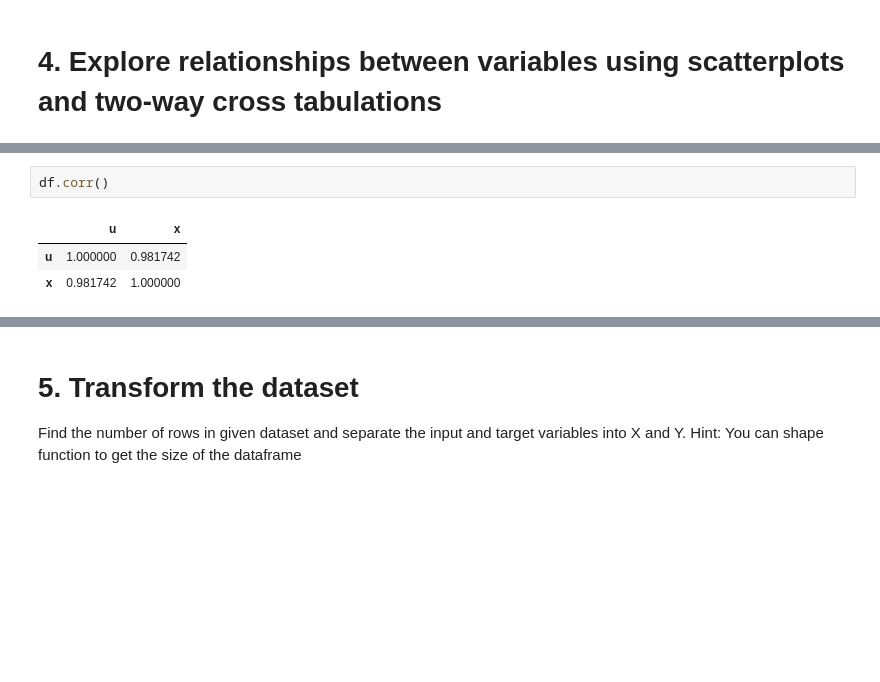
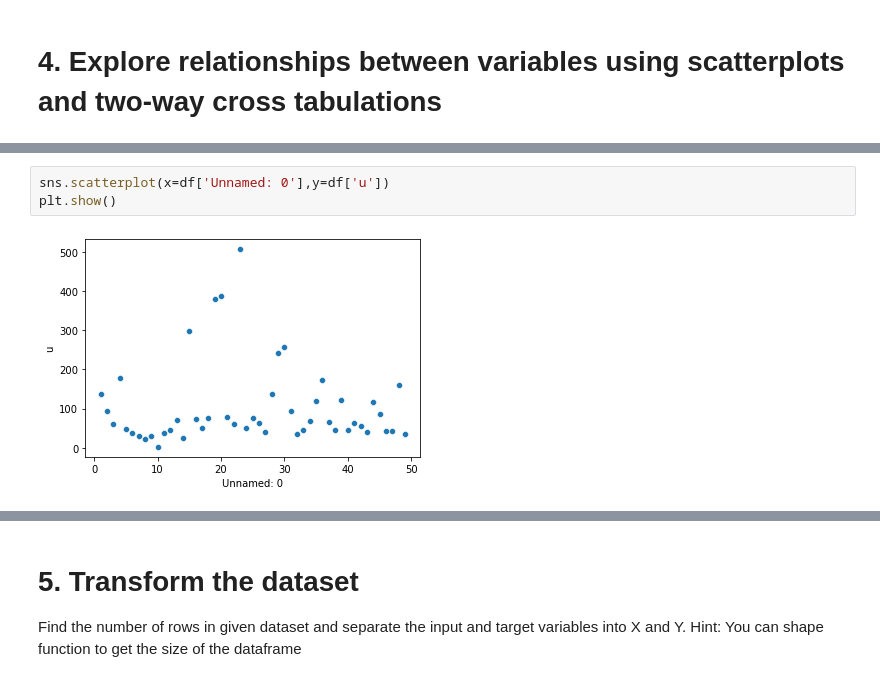
Before and after one commit to ADNAAN00/PROJECTS, a Jupyter notebook: Linear_regression_bigcity.ipynb, the cells around one changed output, grey strips where cells are left out. Drawn from its saved outputs; the diff is of its cells as text; blank space fills up the shorter version.

```diff
--- a/Linear_regression_bigcity.ipynb
+++ b/Linear_regression_bigcity.ipynb
@@ -137,9 +120,8 @@ sns.scatterplot(df['u'],df['x'])
 plt.show()
 # %% [output]
 [figure]
-# %%
-df.corr()
-# %% [output]
-|  | u | x |
-| u | 1.000000 | 0.981742 |
-| x | 0.981742 | 1.000000 |
+# %%
+sns.scatterplot(x=df['Unnamed: 0'],y=df['u'])
+plt.show()
+# %% [output]
+[figure, added]
```
Also changed, not shown: parts of 52 cells of this notebook.
